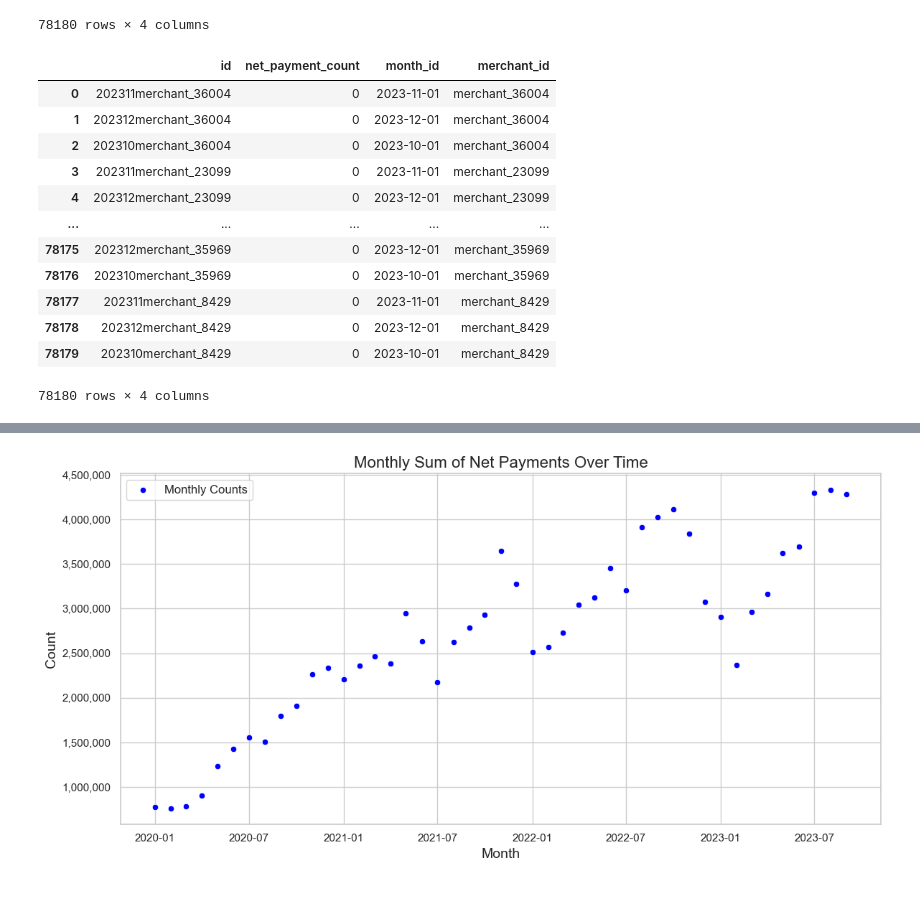
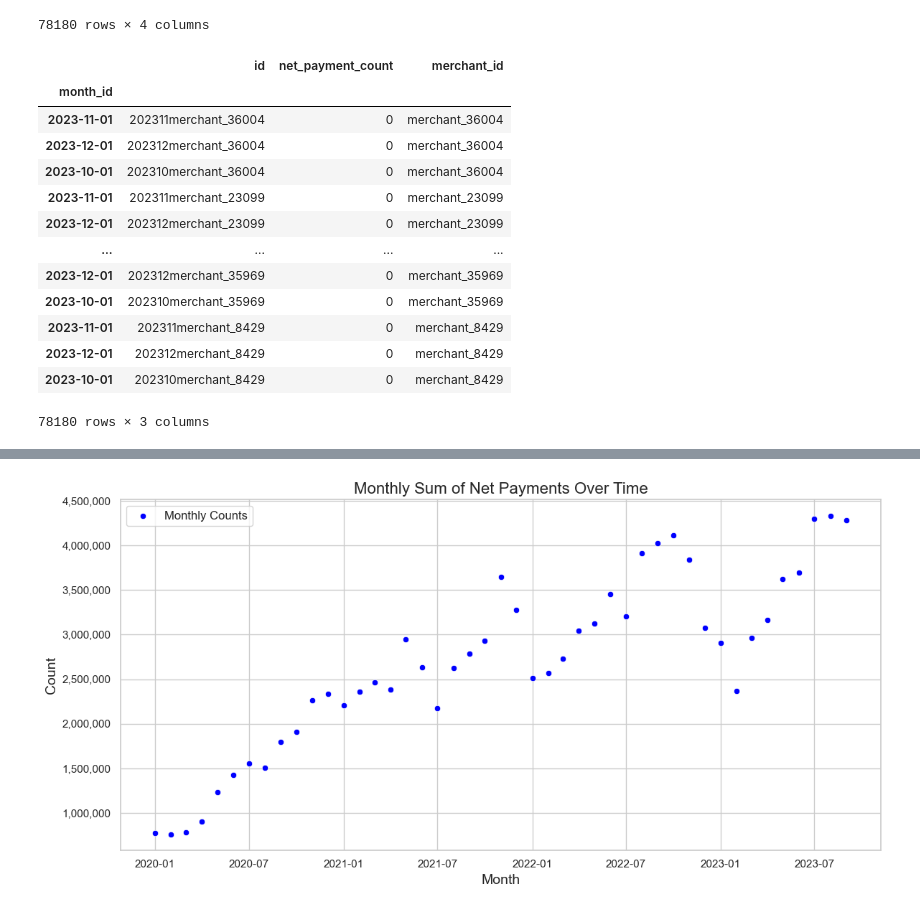
Before and after one commit to hakankorpe/2024, a Jupyter notebook: iyzico/iyzico_planned.ipynb, the cells around one changed output, grey strips where cells are left out. Cells and saved outputs as stored; diff of their text form; code cells hidden in the pictures.

```diff
--- a/iyzico/iyzico_planned.ipynb
+++ b/iyzico/iyzico_planned.ipynb
@@ -154,22 +156,26 @@ test_data
 # %%
 data = base_train.copy()
 data['month_id'] = pd.to_datetime(data['month_id'], format='%Y%m')
 test_data['month_id'] = pd.to_datetime(test_data['month_id'], format='%Y%m')
+data.set_index('month_id', inplace=True)
+test_data.set_index('month_id', inplace=True)
+
 test_data
 # %% [output]
-|  | id | net_payment_count | month_id | merchant_id |
-| 0 | 202311merchant_36004 | 0 | 2023-11-01 | merchant_36004 |
-| 1 | 202312merchant_36004 | 0 | 2023-12-01 | merchant_36004 |
-| 2 | 202310merchant_36004 | 0 | 2023-10-01 | merchant_36004 |
-| 3 | 202311merchant_23099 | 0 | 2023-11-01 | merchant_23099 |
-| 4 | 202312merchant_23099 | 0 | 2023-12-01 | merchant_23099 |
-| ... | ... | ... | ... | ... |
-| 78175 | 202312merchant_35969 | 0 | 2023-12-01 | merchant_35969 |
-| 78176 | 202310merchant_35969 | 0 | 2023-10-01 | merchant_35969 |
-| 78177 | 202311merchant_8429 | 0 | 2023-11-01 | merchant_8429 |
-| 78178 | 202312merchant_8429 | 0 | 2023-12-01 | merchant_8429 |
-| 78179 | 202310merchant_8429 | 0 | 2023-10-01 | merchant_8429 |
+|  | id | net_payment_count | merchant_id |
+| month_id |  |  |  |
+| 2023-11-01 | 202311merchant_36004 | 0 | merchant_36004 |
+| 2023-12-01 | 202312merchant_36004 | 0 | merchant_36004 |
+| 2023-10-01 | 202310merchant_36004 | 0 | merchant_36004 |
+| 2023-11-01 | 202311merchant_23099 | 0 | merchant_23099 |
+| 2023-12-01 | 202312merchant_23099 | 0 | merchant_23099 |
+| ... | ... | ... | ... |
+| 2023-12-01 | 202312merchant_35969 | 0 | merchant_35969 |
+| 2023-10-01 | 202310merchant_35969 | 0 | merchant_35969 |
+| 2023-11-01 | 202311merchant_8429 | 0 | merchant_8429 |
+| 2023-12-01 | 202312merchant_8429 | 0 | merchant_8429 |
+| 2023-10-01 | 202310merchant_8429 | 0 | merchant_8429 |
-78180 rows × 4 columns
+78180 rows × 3 columns
 # %%
 cluster_data = data.copy() # Remove unnecessary columns
 cluster_data = pd.get_dummies(cluster_data, columns= ["working_type", "merchant_segment", "merchant_source_name", "settlement_period"])  # One-hot encode categorical variables if necessary
```
Also changed, not shown: parts of 41 cells of this notebook.
